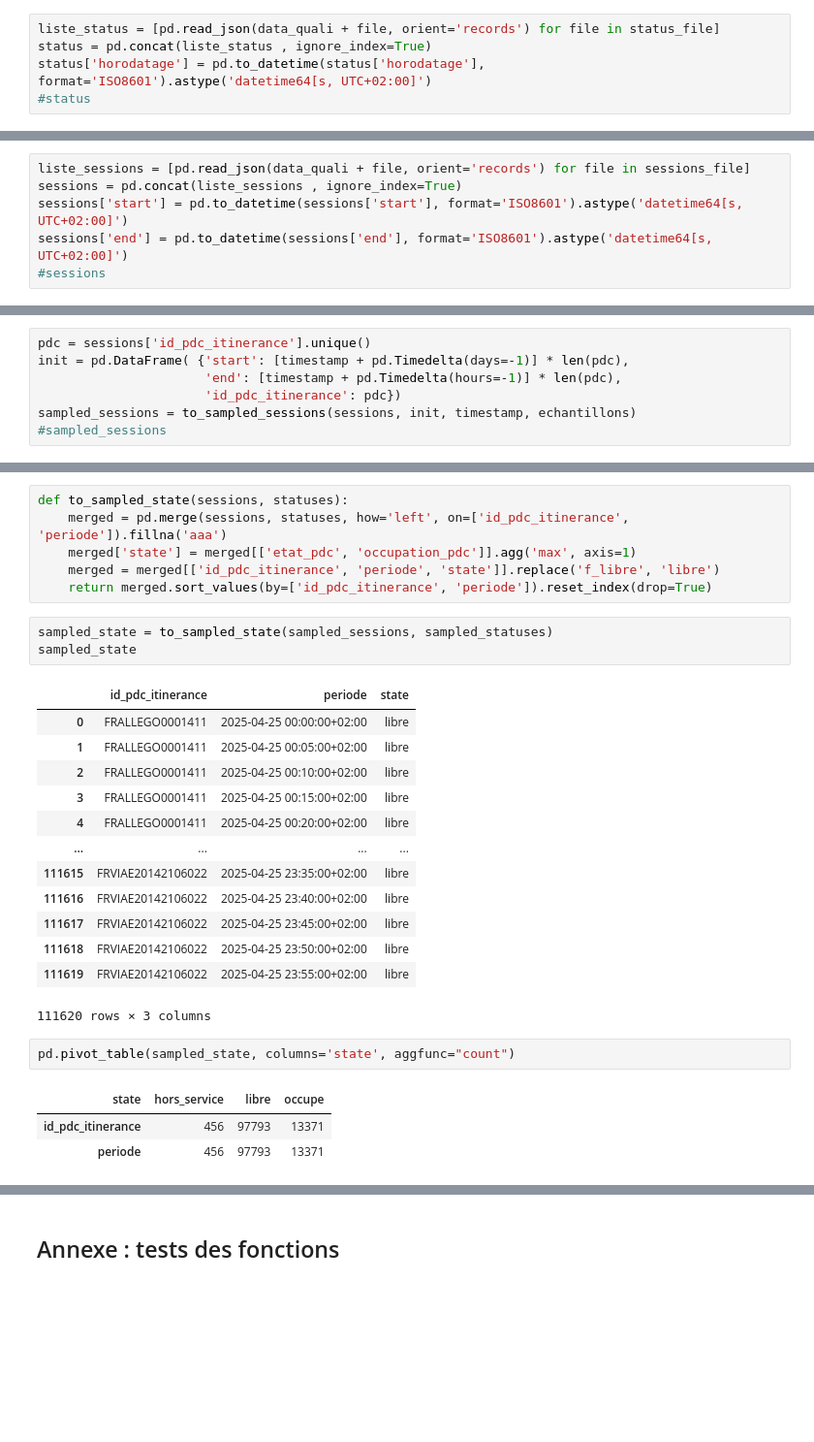
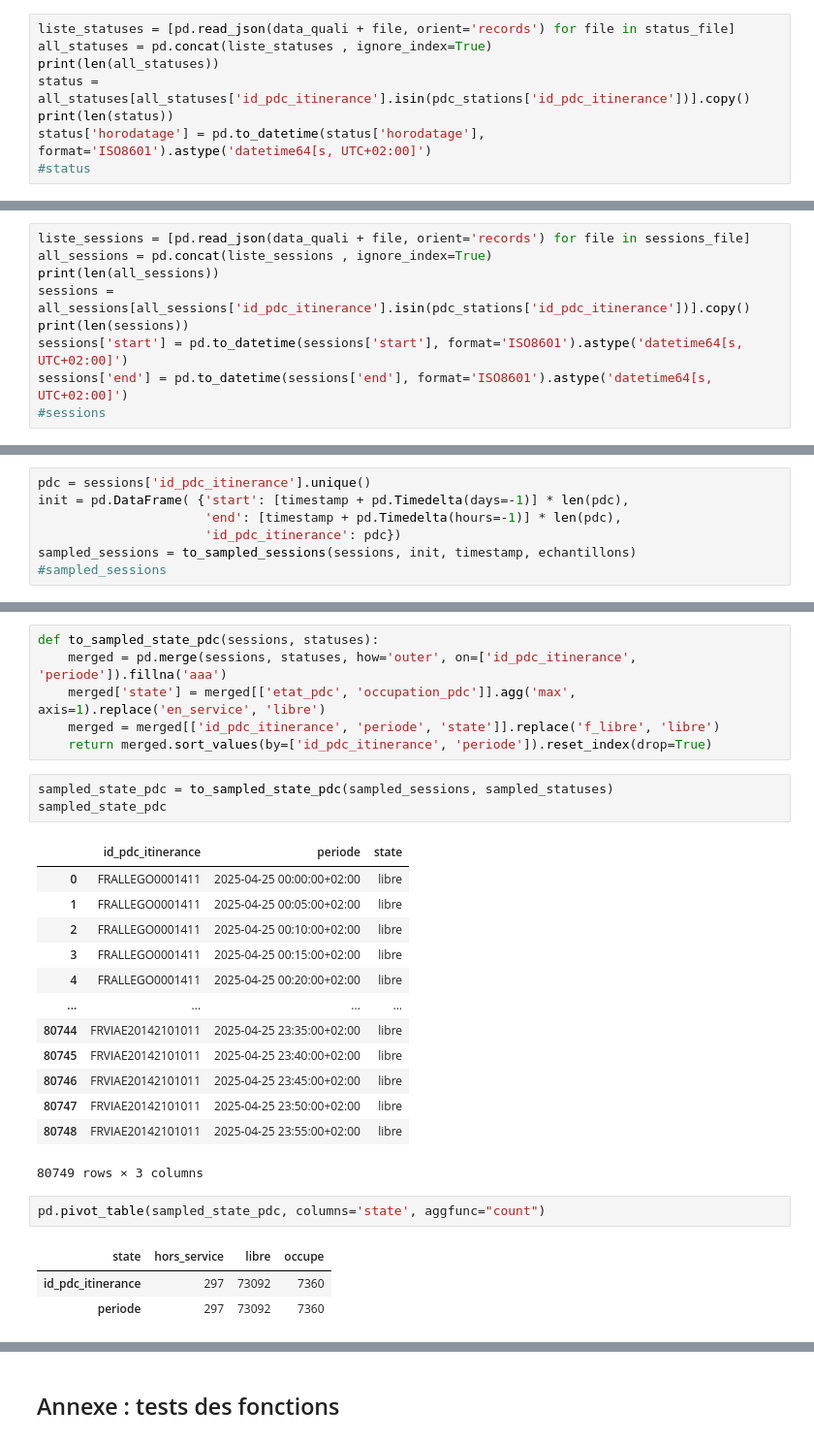
Before and after one commit to loco-labs/qualicharge-rtet, a Jupyter notebook: saturation/source/calcul_saturation.ipynb, the cells around one changed output, grey strips where cells are left out. Shown at 97% size. Saved outputs shown, nothing was run; the diff lists cells and outputs as text; blank space fills up the shorter version.

Commit message:
saturation station horaire

```diff
--- a/saturation/source/calcul_saturation.ipynb
+++ b/saturation/source/calcul_saturation.ipynb
@@ -43,5 +49,8 @@ stations_parcs = gpd.read_file(data_rtet + origine + stations_parcs_file)
 # %%
-liste_status = [pd.read_json(data_quali + file, orient='records') for file in status_file]
-status = pd.concat(liste_status , ignore_index=True)
+liste_statuses = [pd.read_json(data_quali + file, orient='records') for file in status_file]
+all_statuses = pd.concat(liste_statuses , ignore_index=True)
+print(len(all_statuses))
+status = all_statuses[all_statuses['id_pdc_itinerance'].isin(pdc_stations['id_pdc_itinerance'])].copy()
+print(len(status))
 status['horodatage'] = pd.to_datetime(status['horodatage'], format='ISO8601').astype('datetime64[s, UTC+02:00]')
 #status
@@ -48,6 +60,9 @@ status['horodatage'] = pd.to_datetime(status['horodatage'], format='ISO8601').as
 # %%
 liste_sessions = [pd.read_json(data_quali + file, orient='records') for file in sessions_file]
-sessions = pd.concat(liste_sessions , ignore_index=True)
+all_sessions = pd.concat(liste_sessions , ignore_index=True)
+print(len(all_sessions))
+sessions = all_sessions[all_sessions['id_pdc_itinerance'].isin(pdc_stations['id_pdc_itinerance'])].copy()
+print(len(sessions))
 sessions['start'] = pd.to_datetime(sessions['start'], format='ISO8601').astype('datetime64[s, UTC+02:00]')
 sessions['end'] = pd.to_datetime(sessions['end'], format='ISO8601').astype('datetime64[s, UTC+02:00]')
 #sessions
@@ -124,12 +138,12 @@ pd.pivot_table(sampled_sessions, columns='occupation_pdc', aggfunc="count")
 # %%
-def to_sampled_state(sessions, statuses):
-    merged = pd.merge(sessions, statuses, how='left', on=['id_pdc_itinerance', 'periode']).fillna('aaa')
-    merged['state'] = merged[['etat_pdc', 'occupation_pdc']].agg('max', axis=1)
+def to_sampled_state_pdc(sessions, statuses):
+    merged = pd.merge(sessions, statuses, how='outer', on=['id_pdc_itinerance', 'periode']).fillna('aaa')
+    merged['state'] = merged[['etat_pdc', 'occupation_pdc']].agg('max', axis=1).replace('en_service', 'libre')
     merged = merged[['id_pdc_itinerance', 'periode', 'state']].replace('f_libre', 'libre')
     return merged.sort_values(by=['id_pdc_itinerance', 'periode']).reset_index(drop=True)
 # %%
-sampled_state = to_sampled_state(sampled_sessions, sampled_statuses)
-sampled_state
+sampled_state_pdc = to_sampled_state_pdc(sampled_sessions, sampled_statuses)
+sampled_state_pdc
 # %% [output]
 |  | id_pdc_itinerance | periode | state |
 | 0 | FRALLEGO0001411 | 2025-04-25 00:00:00+02:00 | libre |
@@ -138,15 +152,15 @@ sampled_state
 | 3 | FRALLEGO0001411 | 2025-04-25 00:15:00+02:00 | libre |
 | 4 | FRALLEGO0001411 | 2025-04-25 00:20:00+02:00 | libre |
 | ... | ... | ... | ... |
-| 111615 | FRVIAE20142106022 | 2025-04-25 23:35:00+02:00 | libre |
-| 111616 | FRVIAE20142106022 | 2025-04-25 23:40:00+02:00 | libre |
-| 111617 | FRVIAE20142106022 | 2025-04-25 23:45:00+02:00 | libre |
-| 111618 | FRVIAE20142106022 | 2025-04-25 23:50:00+02:00 | libre |
-| 111619 | FRVIAE20142106022 | 2025-04-25 23:55:00+02:00 | libre |
+| 80744 | FRVIAE20142101011 | 2025-04-25 23:35:00+02:00 | libre |
+| 80745 | FRVIAE20142101011 | 2025-04-25 23:40:00+02:00 | libre |
+| 80746 | FRVIAE20142101011 | 2025-04-25 23:45:00+02:00 | libre |
+| 80747 | FRVIAE20142101011 | 2025-04-25 23:50:00+02:00 | libre |
+| 80748 | FRVIAE20142101011 | 2025-04-25 23:55:00+02:00 | libre |
-111620 rows × 3 columns
+80749 rows × 3 columns
 # %%
-pd.pivot_table(sampled_state, columns='state', aggfunc="count")
+pd.pivot_table(sampled_state_pdc, columns='state', aggfunc="count")
 # %% [output]
 | state | hors_service | libre | occupe |
-| id_pdc_itinerance | 456 | 97793 | 13371 |
-| periode | 456 | 97793 | 13371 |
+| id_pdc_itinerance | 297 | 73092 | 7360 |
+| periode | 297 | 73092 | 7360 |
```
Also changed, not shown: parts of 29 cells of this notebook.
